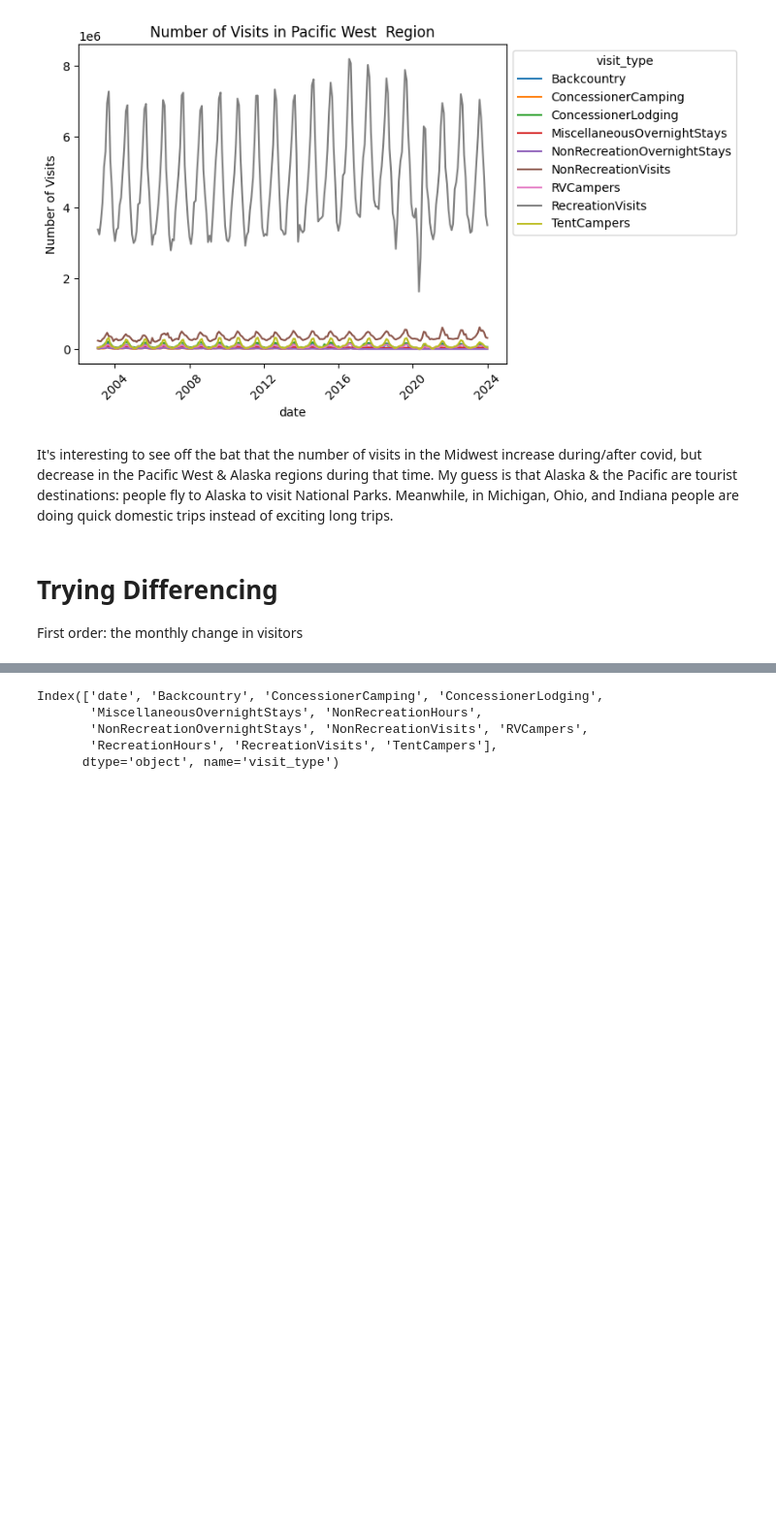
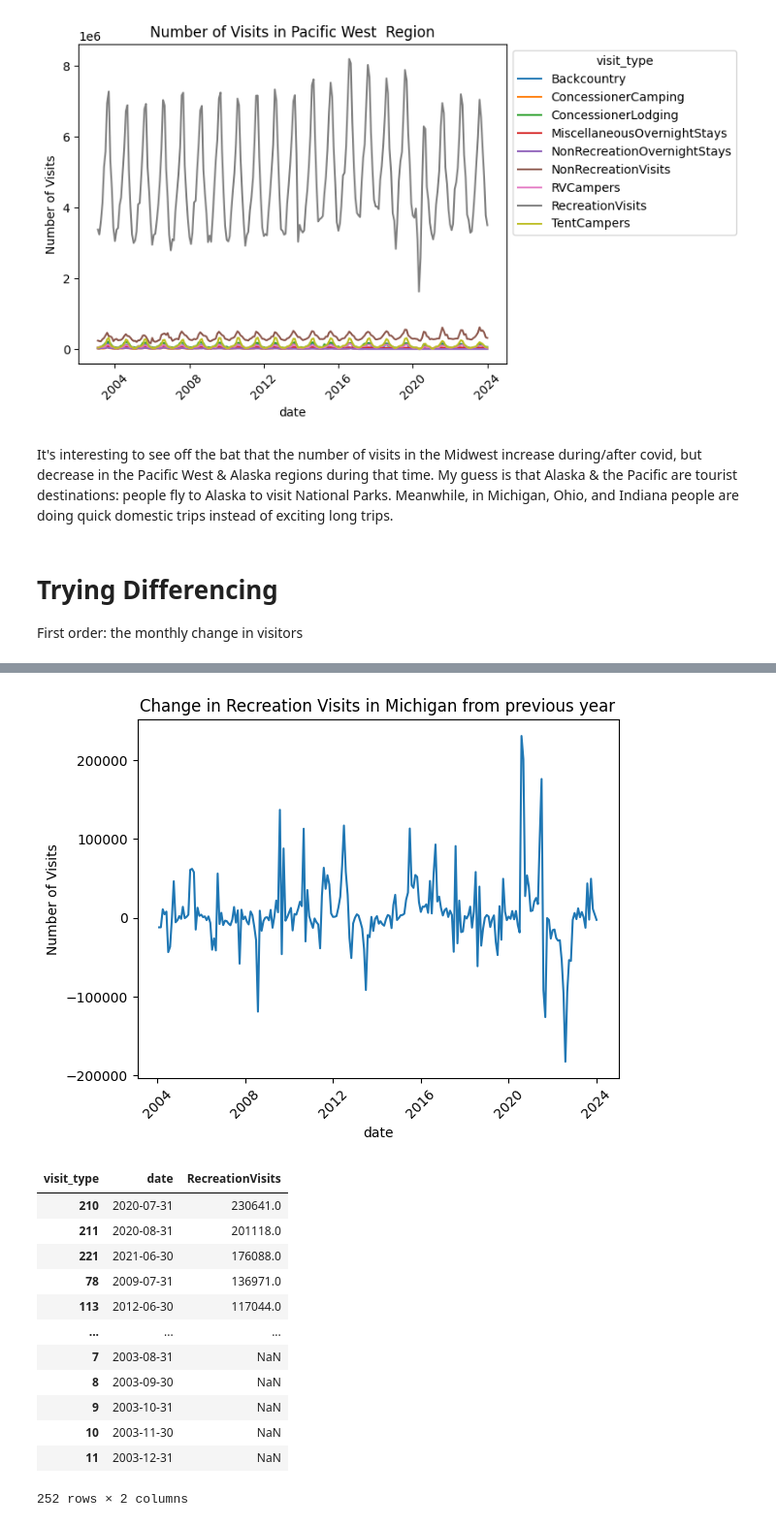
Before and after one commit to scmcqueen/NationalParksDataMining, a Jupyter notebook: state_similarity.ipynb, the cells around one changed output, grey strips where cells are left out. Shown at 97% size. Drawn from its saved outputs; the diff is of its cells as text; code cells hidden in the pictures; blank space fills up the shorter version.

Commit message:
change in year from previous year

```diff
--- a/state_similarity.ipynb
+++ b/state_similarity.ipynb
@@ -155,8 +155,24 @@ _ = plt.tick_params(axis='x',rotation=45)
-# %%
-mi_diff.columns
-# %% [output]
-Index(['date', 'Backcountry', 'ConcessionerCamping', 'ConcessionerLodging',
-       'MiscellaneousOvernightStays', 'NonRecreationHours',
-       'NonRecreationOvernightStays', 'NonRecreationVisits', 'RVCampers',
-       'RecreationHours', 'RecreationVisits', 'TentCampers'],
-      dtype='object', name='visit_type')
+# %%
+mi_y=visit_data[visit_data.state_2=='MI'].groupby(['date','visit_type'])['number_of_visits'].sum().reset_index()
+mi_diff = mi_y.pivot(index='date',columns='visit_type',values='number_of_visits').diff(periods=12).reset_index()
+ax = sns.lineplot(mi_diff,x='date',y='RecreationVisits')
+plt.title(f'Change in Recreation Visits in Michigan from previous year')
+plt.ylabel('Number of Visits')
+_ = plt.tick_params(axis='x',rotation=45)
+plt.show()
+mi_diff[['date','RecreationVisits']].sort_values('RecreationVisits',ascending=False)
+# %% [output]
+[figure, added]
+| visit_type | date | RecreationVisits |
+| 210 | 2020-07-31 | 230641.0 |
+| 211 | 2020-08-31 | 201118.0 |
+| 221 | 2021-06-30 | 176088.0 |
+| 78 | 2009-07-31 | 136971.0 |
+| 113 | 2012-06-30 | 117044.0 |
+| ... | ... | ... |
+| 7 | 2003-08-31 | NaN |
+| 8 | 2003-09-30 | NaN |
+| 9 | 2003-10-31 | NaN |
+| 10 | 2003-11-30 | NaN |
+| 11 | 2003-12-31 | NaN |
+252 rows × 2 columns
```
Also changed, not shown: parts of 2 cells of this notebook.
